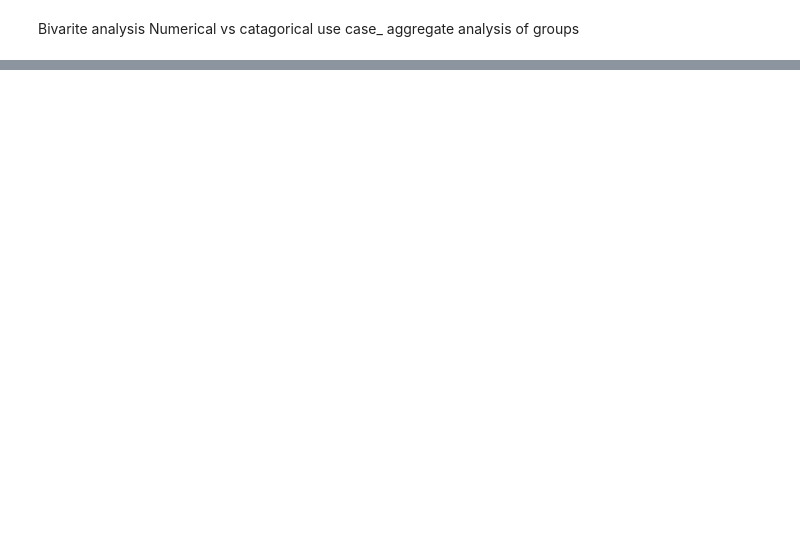
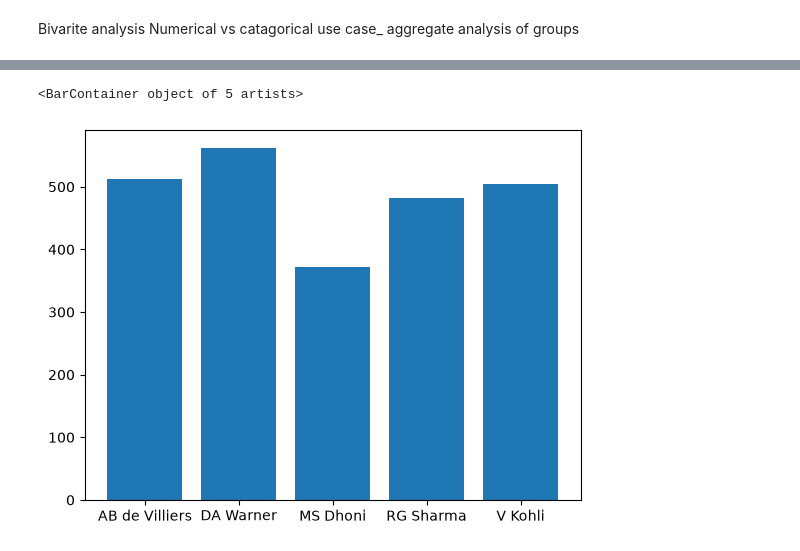
Before and after one commit to Md-Maruf-Hasan/Matplotlib-and-Seaborn, a Jupyter notebook: matlpt_Bar.ipynb, the cells around one changed output, grey strips where cells are left out. Saved outputs shown, nothing was run; the diff lists cells and outputs as text; code cells hidden in the pictures; blank space fills up the shorter version.

```diff
--- a/matlpt_Bar.ipynb
+++ b/matlpt_Bar.ipynb
@@ -15,0 +23,13 @@ plt.bar(colors, player )
+# %%
+import matplotlib.pyplot as plt
+import numpy as np
+import pandas as pd
+df = pd.read_csv("batsman_season_record.csv")
+#plt.bar(df['batsman'],df['2015'])# For 2015 season
+
+
+#If we want to plot multiple seasons, we can use the following code:
+plt.bar(np.arange(len(df['batsman'])), df['2015'], label='2015', width=0.25)
+# %% [output]
+<BarContainer object of 5 artists>
+[figure, added]
```
Also changed, not shown: parts of 3 cells of this notebook.
